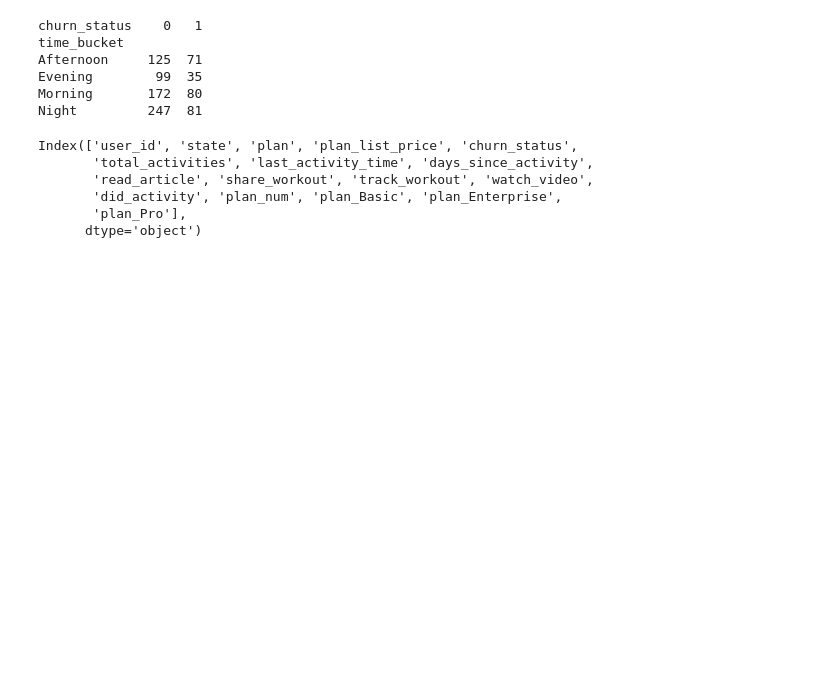
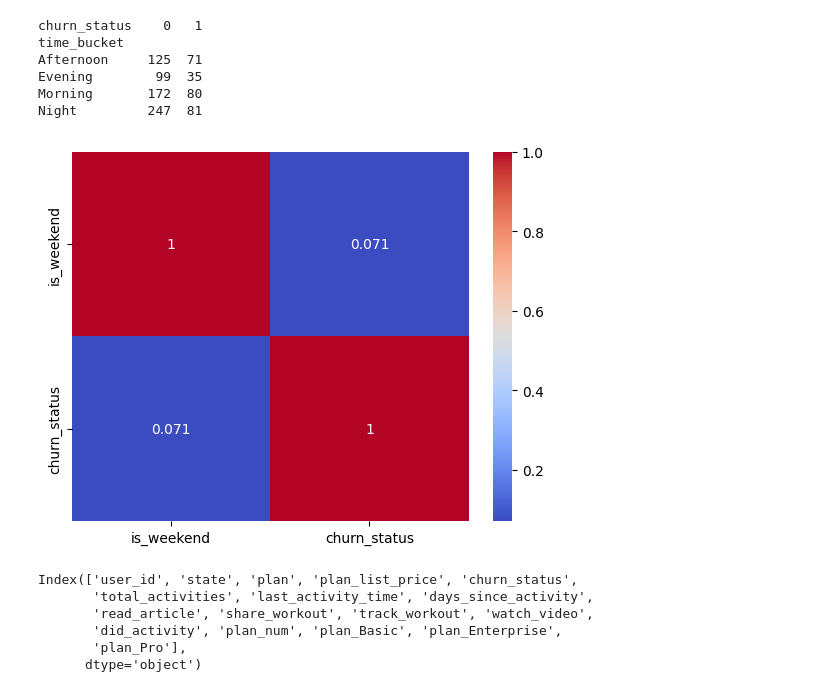
Before and after one commit to creesmithers/churn_fitly, a Jupyter notebook: Churn Analysis.ipynb, the cells around one changed output. Saved outputs shown, nothing was run; the diff lists cells and outputs as text; code cells hidden in the pictures; blank space fills up the shorter version.

```diff
--- a/Churn Analysis.ipynb
+++ b/Churn Analysis.ipynb
@@ -622,16 +643,18 @@ Night         247  81
 # %%
 #checking correlation between weekend churn vs weekday churn
 
 ddf = cs.merge(account_info, on = 'user_id', how = 'outer')
 
 # to date_time
 ddf['ticket_time'] = pd.to_datetime(ddf['ticket_time'])
 
 ddf['is_weekend'] = (ddf['ticket_time'].dt.dayofweek >= 5).astype(int)  # 5=Saturday, 6=Sunday
 
 weekend_churn = ddf[['is_weekend', 'churn_status']].corr()
-#sns.heatmap(weekend_churn, annot = True, cmap = 'coolwarm')
-#plt.show()
+sns.heatmap(weekend_churn, annot = True, cmap = 'coolwarm')
+plt.show()
+# %% [output]
+[figure, added]
 # %%
 print(paying_act.columns)
 participated_and_shared = paying_act[['share_workout', 'did_activity', 'churn_status']].copy()
```
Also changed, not shown: parts of 4 cells of this notebook.
